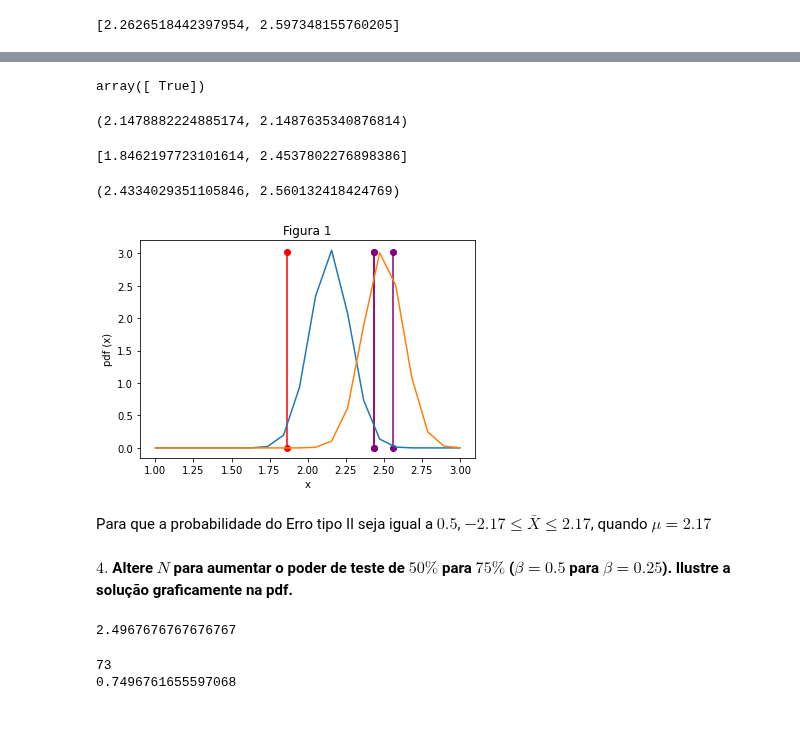
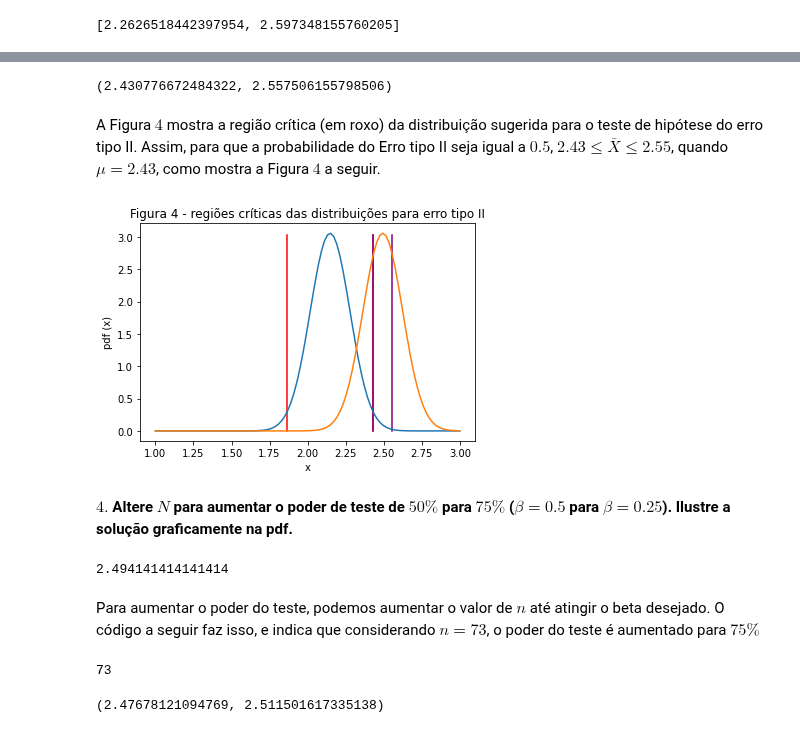
Before and after one commit to ifribeiro/TEI-EstApl, a Jupyter notebook: EPC7.ipynb, the cells around one changed output, grey strips where cells are left out. Cells and saved outputs as stored; diff of their text form; code cells hidden in the pictures.

```diff
--- a/EPC7.ipynb
+++ b/EPC7.ipynb
@@ -28,5 +24,6 @@ std_a
 # %%
-xis = np.linspace(1.0,3.0,20)
+xis = np.linspace(1.0,3.0,100)
+# calculo da pdf
 pdf = [norm.pdf(xi, loc=np.mean(X_sample), scale=std_a) for xi in xis]
 # %%
 plt.plot(xis, pdf)
@@ -161,9 +155,7 @@ Uma alternativa para aumentar o Erro II é diminuir o Erro I. Isso pode ser feit
 # %%
-# pz do limite inferior p/ que o alpha seja igual a 0.03 (0.015 de um lado e de outro)
+novo_ci2 = [0,0]
 pz_a2 = norm.ppf(0.015)
-novo_ci2 = [0,0]
-novoZ2 = pz_a2
-novo_ci2[0] = novoZ2*std_a+np.mean(X_sample).round(2)
-novo_ci2[1] = -novoZ2*std_a+np.mean(X_sample).round(2)
+novo_ci2[0] = pz_a2*std_a+muS.round(3)
+novo_ci2[1] = -pz_a2*std_a+muS.round(3)
 novo_ci2
 # %% [output]
@@ -183,13 +165,10 @@ muS
 # %%
-# novo_alpha=0.5
-# novo_n = 900
-# novo_stda = np.std(X)/np.sqrt(novo_n)
 possiveis_mu = np.linspace(2.46,2.59,100)
 for pmu in possiveis_mu:
     rg_b2 = CI(muX=pmu, sigma=std_a, alpha=0.03, n=20)
     z1 = (rg_b2[0]-novo_ci2[1])/std_a
     pbeta = norm.cdf(z1)
-    if (np.isclose([0.5], [np.round(pbeta,3)])):
+    if (np.isclose([0.5], [np.round(pbeta,2)])):
         print(pmu)
         break
 # %% [output]
@@ -201,56 +176,46 @@ pmu
-# %%
-np.isclose([0.5], [0.])
-# %% [output]
-array([ True])
 # %%
 rg_b2
 # %% [output]
-(2.1478882224885174, 2.1487635340876814)
+(2.430776672484322, 2.557506155798506)
-# %%
-novo_ci2
-# %% [output]
-[1.8462197723101614, 2.4537802276898386]
-# %%
-rg_b2
-# %% [output]
-(2.4334029351105846, 2.560132418424769)
+# %% [markdown]
+A Figura $4$ mostra a região crítica (em roxo) da distribuição sugerida para o teste de hipótese do erro tipo II. Assim, para que a probabilidade do Erro tipo II seja igual a $0.5$, $2.43 \leq \bar{X} \leq 2.55$, quando $\mu=2.43$, como mostra a Figura $4$ a seguir.
 # %%
 fig, ax = plt.subplots()
-
 lim_inf, lim_sup = [np.min(pdf), np.max(pdf)]
-
 o_x12, o_y12 = [novo_ci2[0], novo_ci2[0]], [lim_inf, lim_sup-0.02]
 t_x12, t_y12 = [novo_ci2[1], novo_ci2[1]], [lim_inf, lim_sup-0.02]
-
 one_x12, one_y12 = [rg_b2[0], rg_b2[0]], [lim_inf, lim_sup-0.02]
 two_x12, two_y12 = [rg_b2[1], rg_b2[1]], [lim_inf, lim_sup-0.02]
-ax.plot(o_x12, o_y12, t_x12, t_y12, marker = 'o', color='red')
-ax.plot(one_x12, one_y12, two_x12, two_y12, marker = 'o', color='purple')
+ax.plot(o_x12, o_y12, t_x12, t_y12, color='red')
+ax.plot(one_x12, one_y12, two_x12, two_y12, color='purple')
 ax.plot(xis, pdf)
 pdf_2 = [norm.pdf(xi, loc=pmu, scale=std_a) for xi in xis]
 ax.plot(xis, pdf_2)
-ax.set_title("Figura 1")
+ax.set_title("Figura 4 - regiões críticas das distribuições para erro tipo II")
 ax.set_xlabel("x")
 ax.set_ylabel("pdf (x)");
 # %% [output]
-[figure, old version]
+[figure, new version]
-# %% [markdown]
-Para que a probabilidade do Erro tipo II seja igual a $0.5$, $-2.17 \leq \bar{X} \leq 2.17$, quando $\mu=2.17$
 # %% [markdown]
 **$4.$ Altere $N$ para aumentar o poder de teste de $50\%$ para $75\%$ ($\beta = 0.5$ para $\beta = 0.25$). Ilustre a solução graficamente na pdf.**
 # %%
 pmu
 # %% [output]
-2.4967676767676767
+2.494141414141414
+# %% [markdown]
+Para aumentar o poder do teste, podemos aumentar o valor de $n$ até atingir o beta desejado. O código a seguir faz isso, e indica que considerando $n=73$, o poder do teste é aumentado para $75\%$
 # %%
-for n in range(20,100):
+for n in range(20, 100):
     novo_stda = np.std(X)/np.sqrt(n)
     rg_bn = CI(muX=pmu, sigma=novo_stda, alpha=0.03, n=n)
     z1 = (rg_bn[0]-novo_ci2[1])/novo_stda
     pbeta = norm.cdf(z1)
-    if (np.isclose([0.75],[np.round(pbeta,3)])):
+    if (np.isclose([0.75],[np.round(pbeta,2)])):
         print(n)
-        print (pbeta)
+        break
 # %% [output]
 73
-0.7496761655597068
+# %%
+rg_bn
+# %% [output]
+(2.47678121094769, 2.511501617335138)
```
Also changed, not shown: parts of 43 cells of this notebook, 2 other files.
